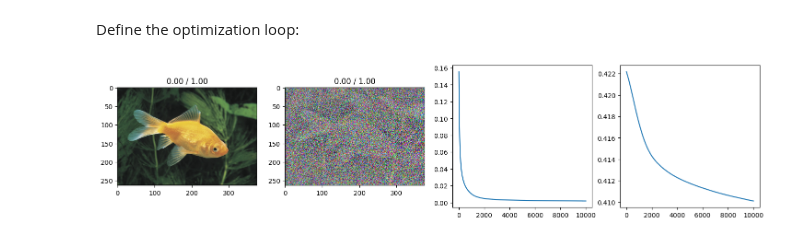
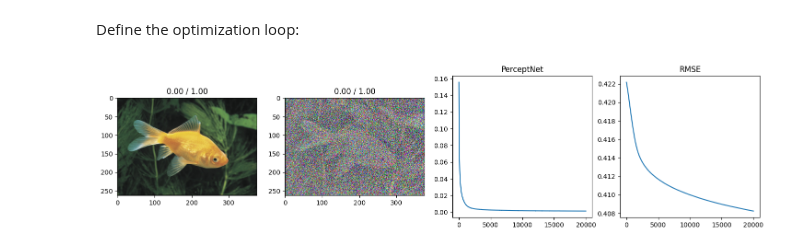
Before and after one commit to Jorgvt/perceptnet, a Jupyter notebook: Notebooks/13_JaX/13_07_V19_GaborFree/13_07_99_Image_Processing/13_07_99_00_Image_Recovery.ipynb, the cells around one changed output. Saved outputs shown, nothing was run; the diff lists cells and outputs as text; code cells hidden in the pictures.

```diff
--- a/Notebooks/13_JaX/13_07_V19_GaborFree/13_07_99_Image_Processing/13_07_99_00_Image_Recovery.ipynb
+++ b/Notebooks/13_JaX/13_07_V19_GaborFree/13_07_99_Image_Processing/13_07_99_00_Image_Recovery.ipynb
@@ -417,16 +423,20 @@ def optim_step_rmse(state, tx, tx_state, sample, img):
 @partial(jax.jit, static_argnums=(1))
 def optim_step_ssim(state, tx, tx_state, sample, img):
     def loss_fn(img):
-        return pix.ssim(sample, img).mean()
+        return 1-pix.ssim(sample, img).mean()
     loss, grads = jax.value_and_grad(loss_fn)(img)
     updates, tx_state = tx.update(grads, tx_state)
     img = optax.apply_updates(img, updates=updates)
     return img, loss, tx_state
 # %%
-EPOCHS = 5000
+EPOCHS = 20000
 LEARNING_RATE = 3e-4
 USE_RMSE = False
 USE_SSIM = False
+if USE_RMSE: name = "RMSE"
+elif USE_SSIM: name = "1-SSIM"
+else: name = "PerceptNet"
+
 # tx = optax.sgd(learning_rate=LEARNING_RATE)
 tx = optax.adam(learning_rate=LEARNING_RATE)
 tx_state = tx.init(img)
@@ -450,12 +460,14 @@ for epoch in tqdm(range(EPOCHS)):
 # %%
 fig, axes = plt.subplots(1,4, figsize=(18,4))
 axes[0].imshow(sample[0])
 axes[1].imshow(img[0])
 axes[2].plot(losses)
 axes[3].plot(rmses)
 axes[0].set_title(f"{sample.min():.2f} / {sample.max():.2f}")
 axes[1].set_title(f"{img.min():.2f} / {img.max():.2f}")
+axes[2].set_title(name)
+axes[3].set_title("RMSE")
 # axes[1].imshow((grads[0]+jnp.abs(grads.min()))/(grads[0]+jnp.abs(grads.min())).max())
 plt.show()
 # %% [output]
-[figure, old version]
+[figure, new version]
```
Also changed, not shown: parts of 3 cells of this notebook, 2 other files.
